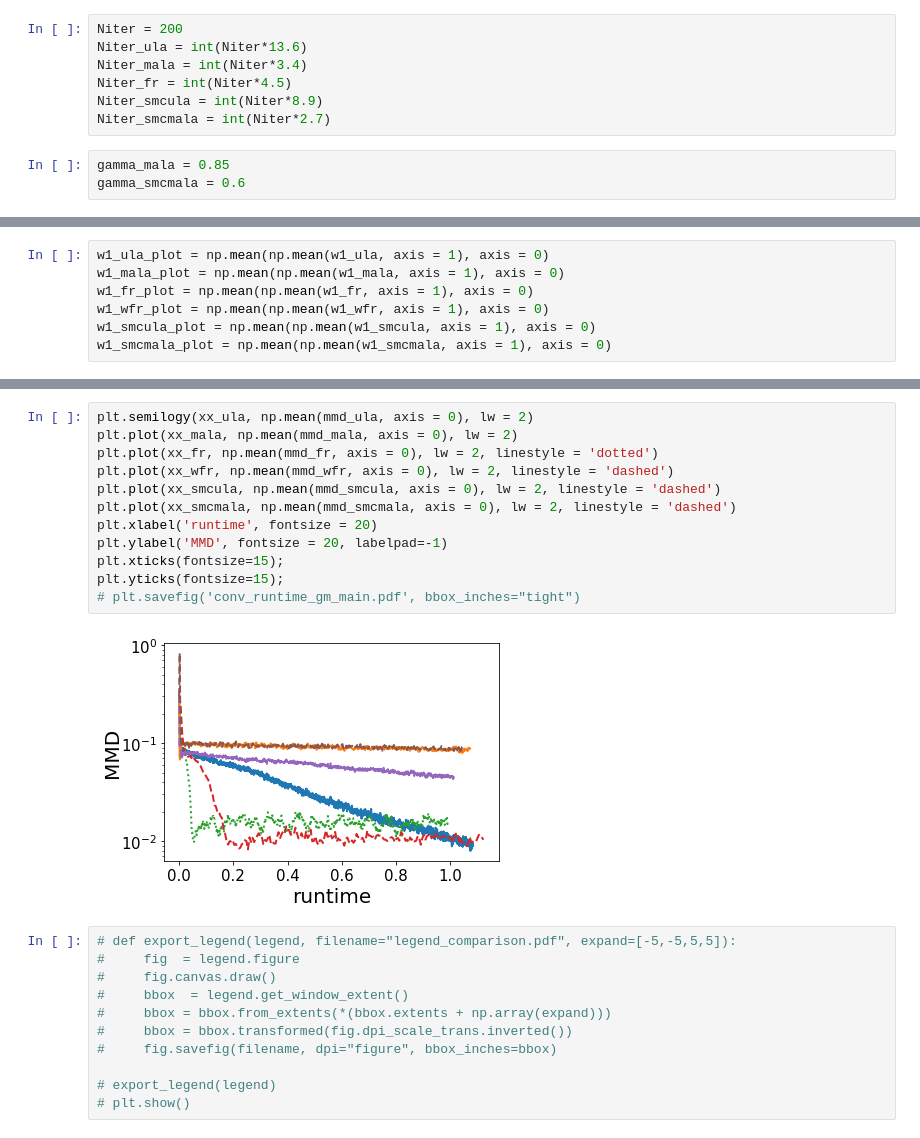
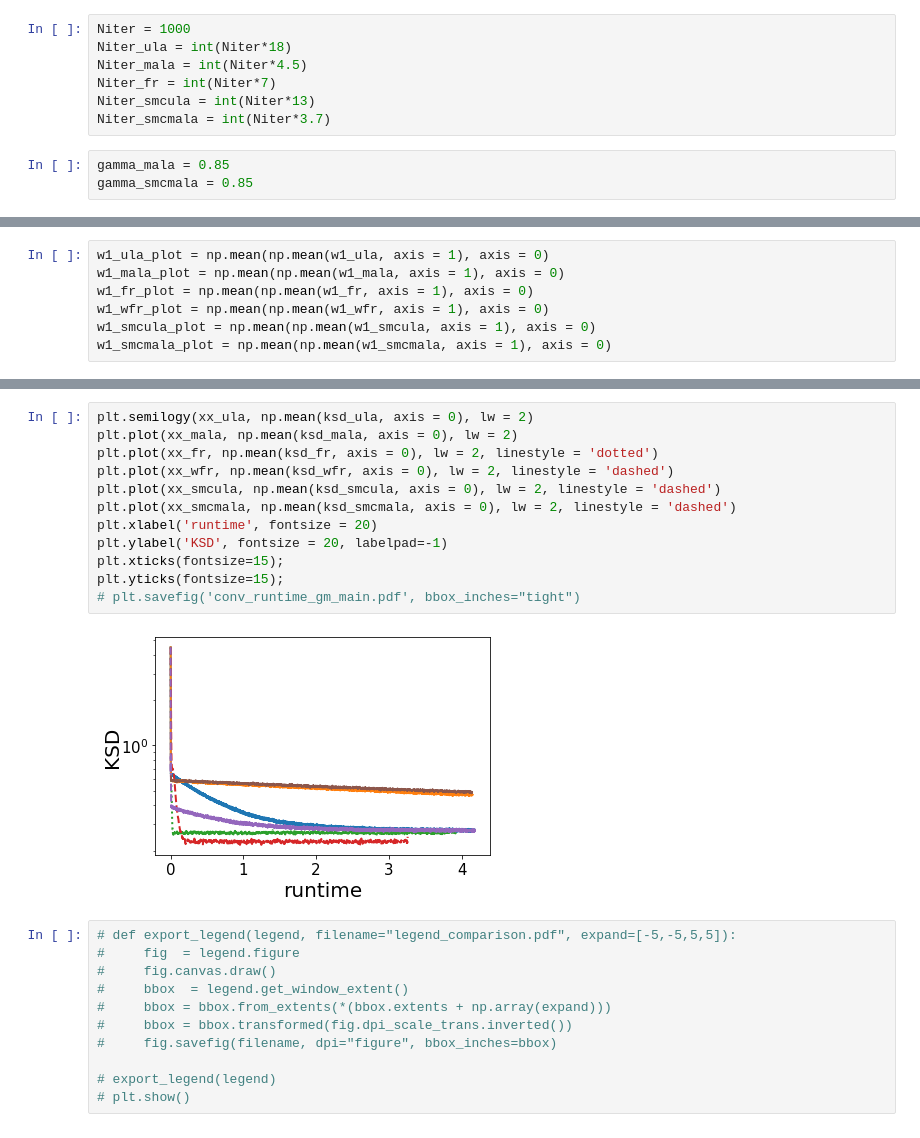
Before and after one commit to FrancescaCrucinio/SMC-WFR, a Jupyter notebook: GaussianMixture/GaussianMixture2D_FlowComparison.ipynb, the cells around one changed output, grey strips where cells are left out. Cells and saved outputs as stored; diff of their text form.

```diff
--- a/GaussianMixture/GaussianMixture2D_FlowComparison.ipynb
+++ b/GaussianMixture/GaussianMixture2D_FlowComparison.ipynb
@@ -53,15 +53,15 @@ true_sample = np.zeros((N, d))
 for n in range(N):
       true_sample[n, :] = np.random.multivariate_normal(ms[component[n], :], Sigmas[component[n], :, :], size = 1)[0]
 # %%
-Niter = 200
-Niter_ula = int(Niter*13.6)
-Niter_mala = int(Niter*3.4)
-Niter_fr = int(Niter*4.5)
-Niter_smcula = int(Niter*8.9)
-Niter_smcmala = int(Niter*2.7)
+Niter = 1000
+Niter_ula = int(Niter*18)
+Niter_mala = int(Niter*4.5)
+Niter_fr = int(Niter*7)
+Niter_smcula = int(Niter*13)
+Niter_smcmala = int(Niter*3.7)
 # %%
 gamma_mala = 0.85
-gamma_smcmala = 0.6
+gamma_smcmala = 0.85
 # %%
 Nalgo = 6
 Nrep = 50
@@ -315,17 +315,17 @@ plt.yticks(fontsize=15);
 # %%
-plt.semilogy(xx_ula, np.mean(mmd_ula, axis = 0), lw = 2)
-plt.plot(xx_mala, np.mean(mmd_mala, axis = 0), lw = 2)
-plt.plot(xx_fr, np.mean(mmd_fr, axis = 0), lw = 2, linestyle = 'dotted')
-plt.plot(xx_wfr, np.mean(mmd_wfr, axis = 0), lw = 2, linestyle = 'dashed')
-plt.plot(xx_smcula, np.mean(mmd_smcula, axis = 0), lw = 2, linestyle = 'dashed')
-plt.plot(xx_smcmala, np.mean(mmd_smcmala, axis = 0), lw = 2, linestyle = 'dashed')
+plt.semilogy(xx_ula, np.mean(ksd_ula, axis = 0), lw = 2)
+plt.plot(xx_mala, np.mean(ksd_mala, axis = 0), lw = 2)
+plt.plot(xx_fr, np.mean(ksd_fr, axis = 0), lw = 2, linestyle = 'dotted')
+plt.plot(xx_wfr, np.mean(ksd_wfr, axis = 0), lw = 2, linestyle = 'dashed')
+plt.plot(xx_smcula, np.mean(ksd_smcula, axis = 0), lw = 2, linestyle = 'dashed')
+plt.plot(xx_smcmala, np.mean(ksd_smcmala, axis = 0), lw = 2, linestyle = 'dashed')
 plt.xlabel('runtime', fontsize = 20)
-plt.ylabel('MMD', fontsize = 20, labelpad=-1)
+plt.ylabel('KSD', fontsize = 20, labelpad=-1)
 plt.xticks(fontsize=15);
 plt.yticks(fontsize=15);
 # plt.savefig('conv_runtime_gm_main.pdf', bbox_inches="tight")
 # %% [output]
-[figure, old version]
+[figure, new version]
 # %%
 # def export_legend(legend, filename="legend_comparison.pdf", expand=[-5,-5,5,5]):
 #     fig  = legend.figure
```
Also changed, not shown: parts of 10 cells of this notebook, 7 other files.
